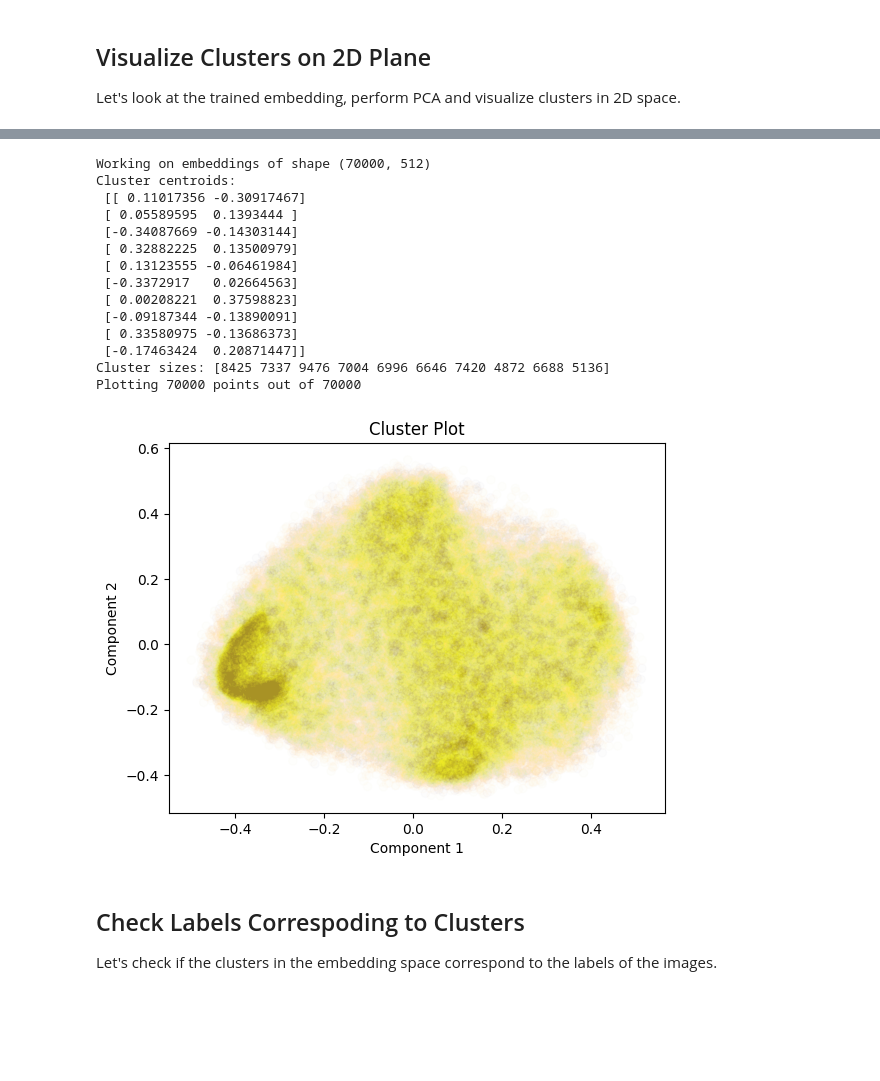
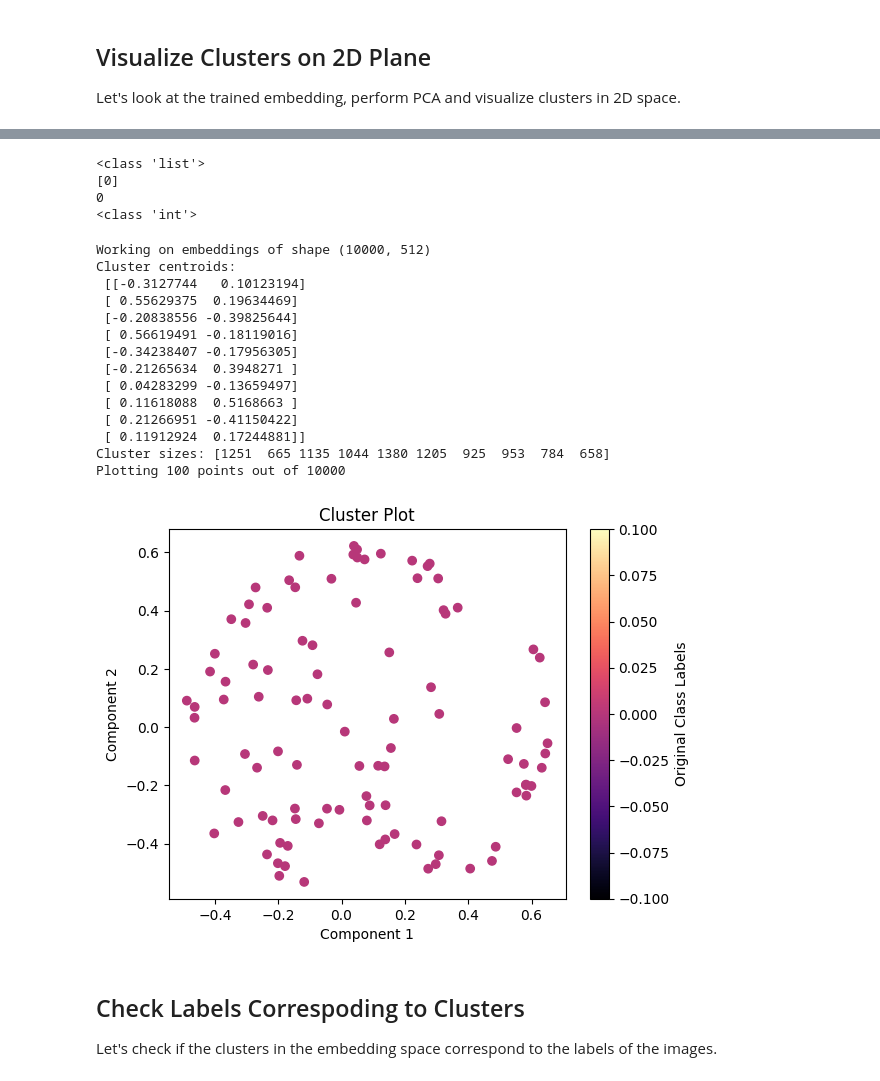
Before and after one commit to MKaczkow/ml_concepts, a Jupyter notebook: ideas/ssl/simcrl_mnist.ipynb, the cells around one changed output, grey strips where cells are left out. Cells and saved outputs as stored; diff of their text form; code cells hidden in the pictures; blank space fills up the shorter version.

```diff
--- a/ideas/ssl/simcrl_mnist.ipynb
+++ b/ideas/ssl/simcrl_mnist.ipynb
@@ -134,9 +139,9 @@ test_transform = torchvision.transforms.Compose(
     ]
 )
 
-dataset_train_simclr = LightlyDataset(input_dir=path_to_data, transform=transform)
+dataset_train_simclr = LightlyDataset(input_dir=path_to_train_data, transform=transform)
 
-dataset_test = LightlyDataset(input_dir=path_to_data, transform=test_transform)
+dataset_test = LightlyDataset(input_dir=path_to_test_data, transform=test_transform)
 
 dataloader_train_simclr = torch.utils.data.DataLoader(
     dataset_train_simclr,
@@ -202,8 +207,8 @@ Train the module using the PyTorch Lightning Trainer on a single GPU.
 # %%
 # Uncomment for training (may take some time)
 
-# model = SimCLRModel()
-# trainer = pl.Trainer(max_epochs=max_epochs, devices=1, accelerator="gpu")
-# trainer.fit(model, dataloader_train_simclr)
+model = SimCLRModel()
+trainer = pl.Trainer(max_epochs=max_epochs, devices=1, accelerator="gpu")
+trainer.fit(model, dataloader_train_simclr)
 
 # TODO: add early stopping, as the model doesn't improve further after around 10 epochs
@@ -233,9 +257,16 @@ def generate_embeddings(model, dataloader):
     return embeddings, filenames
 # %%
 # For eval only
-model = SimCLRModel.load_from_checkpoint(
-    "./lightning_logs/version_4/checkpoints/epoch=14-step=4095.ckpt"
-)
+
+# PC-trained model
+# model = SimCLRModel.load_from_checkpoint(
+#     "./lightning_logs/version_4/checkpoints/epoch=14-step=4095.ckpt"
+# )
+
+# laptop-trained model
+# model = SimCLRModel.load_from_checkpoint(
+#     "./lightning_logs/version_0/checkpoints/epoch=9-step=10930.ckpt"
+# )
 # %%
 model.eval()
 embeddings, filenames = generate_embeddings(model, dataloader_test)
@@ -392,8 +408,10 @@ Let's look at the trained embedding, perform PCA and visualize clusters in 2D sp
 # %%
 def plot_clusters(
     embeddings: np.ndarray = None,
+    original_labels: np.ndarray = None,
     n_clusters: int = 10,
     proportion_of_points_to_plot: float = 0.001,
+    alpha: float = 0.1,
 ) -> None:
     """Plots multiple rows of random images with their cluster centroids"""
 
@@ -415,11 +433,18 @@ def plot_clusters(
         replace=False,
     )
     sampled_embeddings = reduced_embeddings[sampled_indices]
-    sampled_labels = labels[sampled_indices]
+
+    # this doesn't really make sense - you can see clusters with 'new' labels anyway
+    # sampled_labels = labels[sampled_indices]
+    sampled_labels = original_labels[sampled_indices]
 
     print(f"Plotting {len(sampled_embeddings)} points out of {len(reduced_embeddings)}")
 
-    plt.scatter(sampled_embeddings[:, 0], sampled_embeddings[:, 1], c=dataset_test.dataset.targets, alpha=0.01)
+    # plt.scatter(sampled_embeddings[:, 0], sampled_embeddings[:, 1], c=dataset_test.dataset.targets, alpha=0.1)
+    plt.scatter(
+        sampled_embeddings[:, 0], sampled_embeddings[:, 1], c=sampled_labels, alpha=alpha, cmap="magma"
+    )
+    plt.colorbar(label="Original Class Labels")
     plt.xlabel("Component 1")
     plt.ylabel("Component 2")
     plt.title("Cluster Plot")
@@ -451,21 +459,32 @@ dataset_test.dataset.targets
+# %%
+print(type(dataset_test.dataset.targets))
+unique_targets = np.unique(dataset_test.dataset.targets)
+print(unique_targets)
+print(dataset_test.dataset.targets[0])
+print(type(dataset_test.dataset.targets[0]))
+# %% [output]
+<class 'list'>
+[0]
+0
+<class 'int'>
 # %%
-plot_clusters(embeddings, proportion_of_points_to_plot=1)
+plot_clusters(embeddings, np.array(dataset_test.dataset.targets), proportion_of_points_to_plot=0.01, alpha=1)
 # %% [output]
-Working on embeddings of shape (70000, 512)
+Working on embeddings of shape (10000, 512)
 Cluster centroids:
- [[ 0.11017356 -0.30917467]
- [ 0.05589595  0.1393444 ]
- [-0.34087669 -0.14303144]
- [ 0.32882225  0.13500979]
- [ 0.13123555 -0.06461984]
- [-0.3372917   0.02664563]
- [ 0.00208221  0.37598823]
- [-0.09187344 -0.13890091]
- [ 0.33580975 -0.13686373]
- [-0.17463424  0.20871447]]
-Cluster sizes: [8425 7337 9476 7004 6996 6646 7420 4872 6688 5136]
-Plotting 70000 points out of 70000
+ [[-0.3127744   0.10123194]
+ [ 0.55629375  0.19634469]
+ [-0.20838556 -0.39825644]
+ [ 0.56619491 -0.18119016]
+ [-0.34238407 -0.17956305]
+ [-0.21265634  0.3948271 ]
+ [ 0.04283299 -0.13659497]
+ [ 0.11618088  0.5168663 ]
+ [ 0.21266951 -0.41150422]
+ [ 0.11912924  0.17244881]]
+Cluster sizes: [1251  665 1135 1044 1380 1205  925  953  784  658]
+Plotting 100 points out of 10000
-[figure, old version]
+[figure, new version]
 # %% [markdown]
 ## Check Labels Correspoding to Clusters
 Let's check if the clusters in the embedding space correspond to the labels of the images.
```
Also changed, not shown: parts of 13 cells of this notebook, 2 other files.
